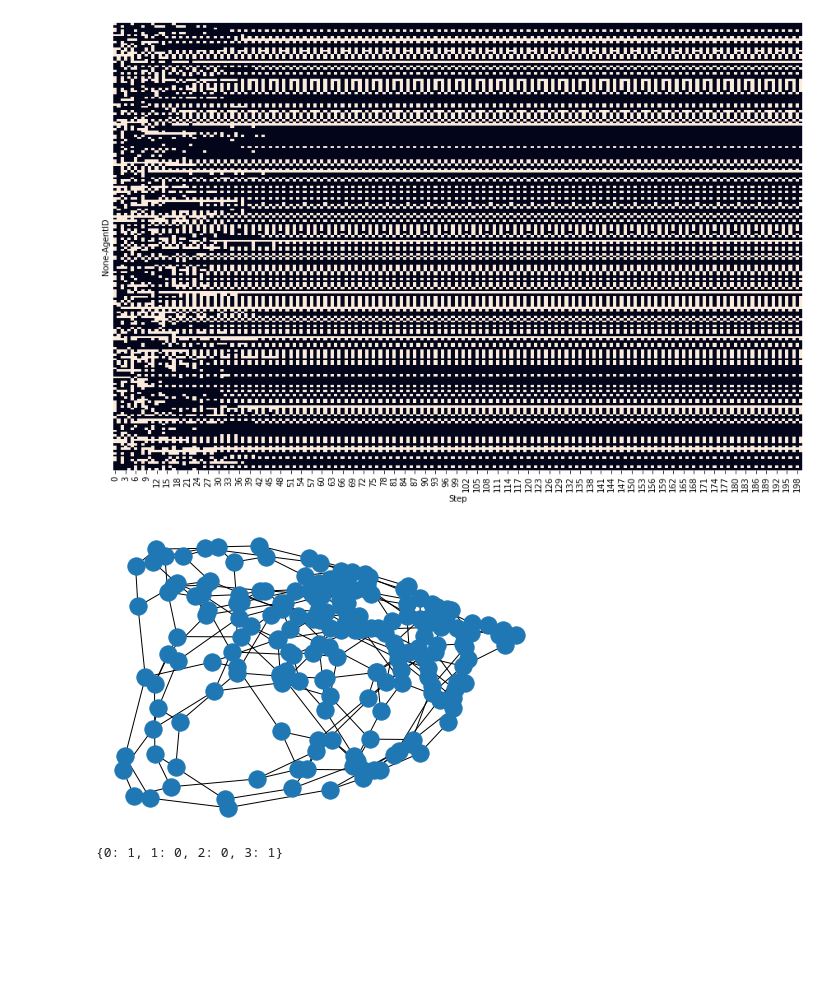
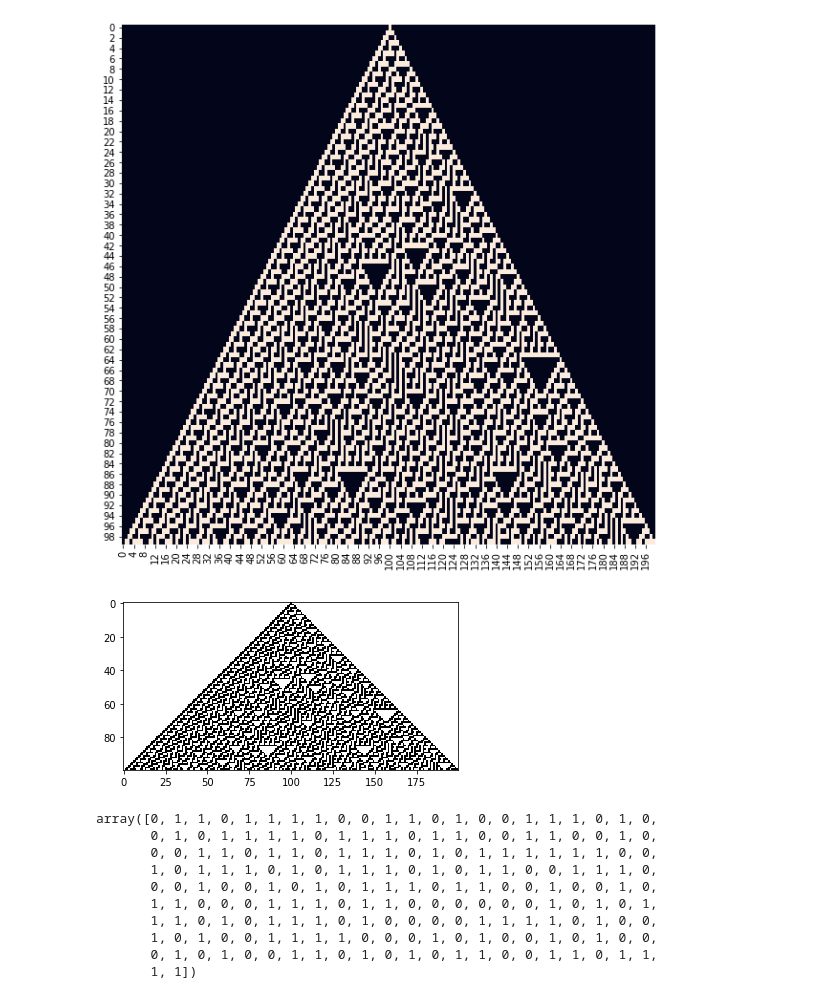
Before and after one commit to timjdavey/incoherence, a Jupyter notebook: notebooks/Analysis RBN.ipynb, the cells around one changed output. Saved outputs shown, nothing was run; the diff lists cells and outputs as text; code cells hidden in the pictures; blank space fills up the shorter version.

Commit message:
adding cellpylib to help with the cellular automata

```diff
--- a/notebooks/Analysis RBN.ipynb
+++ b/notebooks/Analysis RBN.ipynb
@@ -11,16 +9,33 @@ table = UnorderedTruthTable(EDGES)
-# %%
-model = ExactRBN(NODES, EDGES, table)
-RUNS = 200
-model.run_model(RUNS)
-model.plot_ca()
-# %% [output]
-[figure, removed]
-# %%
-import networkx as nx
-nx.draw_spectral(model.G)
-# %% [output]
-[figure, removed]
-# %%
-model.table.table
-# %% [output]
-{0: 1, 1: 0, 2: 0, 3: 1}
+# %%
+model = au.CellularAutomata(200, 30, states=au.gen_simple_state(200))
+model.run_model(100)
+model.plot()
+# %% [output]
+[figure, added]
+# %%
+import cellpylib as cpl
+
+# initialize a CA with 200 cells (a random initialization is also available)
+cellular_automaton = cpl.init_simple(200)
+
+# evolve the CA for 100 time steps, using Rule 30 as defined in NKS
+cellular_automaton = cpl.evolve(cellular_automaton, timesteps=100,
+                                apply_rule=lambda n, c, t: cpl.nks_rule(n, 30))
+
+# plot the resulting CA evolution
+cpl.plot(cellular_automaton)
+# %% [output]
+[figure, added]
+# %%
+cellular_automaton[-1]
+# %% [output]
+array([0, 1, 1, 0, 1, 1, 1, 1, 0, 0, 1, 1, 0, 1, 0, 0, 1, 1, 1, 0, 1, 0,
+       0, 1, 0, 1, 1, 1, 1, 0, 1, 1, 1, 0, 1, 1, 0, 0, 1, 1, 0, 0, 1, 0,
+       0, 0, 1, 1, 0, 1, 1, 0, 1, 1, 1, 0, 1, 0, 1, 1, 1, 1, 1, 1, 0, 0,
+       1, 0, 1, 1, 1, 0, 1, 0, 1, 1, 1, 0, 1, 0, 1, 1, 0, 0, 1, 1, 1, 0,
+       0, 0, 1, 0, 0, 1, 0, 1, 0, 1, 1, 1, 0, 1, 1, 0, 0, 1, 0, 0, 1, 0,
+       1, 1, 0, 0, 0, 1, 1, 1, 0, 1, 1, 0, 0, 0, 0, 0, 0, 1, 0, 1, 0, 1,
+       1, 1, 0, 1, 0, 1, 1, 1, 0, 1, 0, 0, 0, 0, 1, 1, 1, 1, 0, 1, 0, 0,
+       1, 0, 1, 0, 0, 1, 1, 1, 1, 0, 0, 0, 1, 0, 1, 0, 0, 1, 0, 1, 0, 0,
+       0, 1, 0, 1, 0, 0, 1, 1, 0, 1, 0, 1, 0, 1, 1, 0, 0, 1, 1, 0, 1, 1,
+       1, 1])
```
Also changed, not shown: parts of 4 cells of this notebook, 9 other files.
